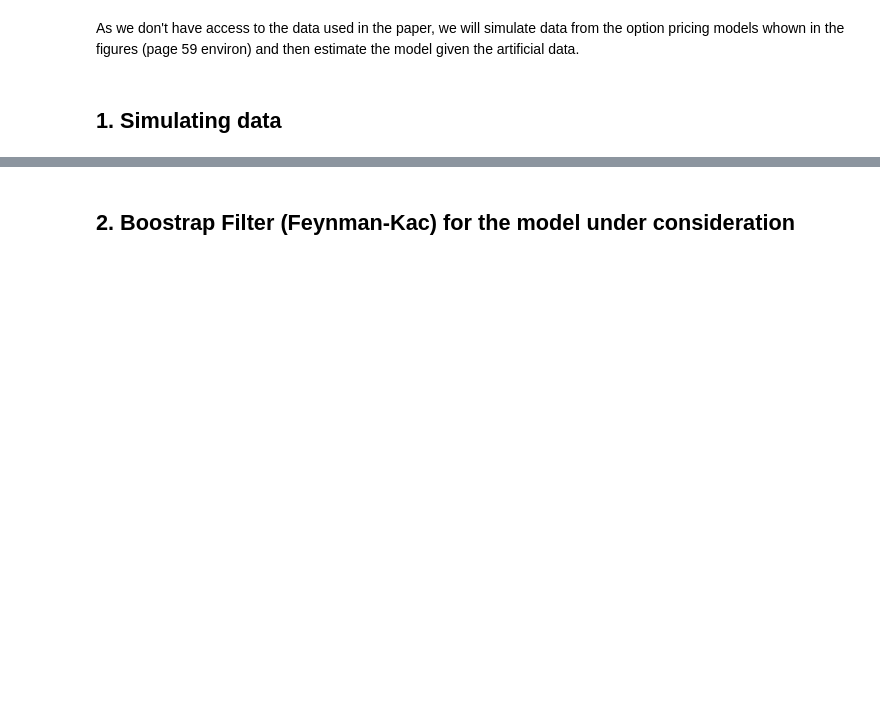
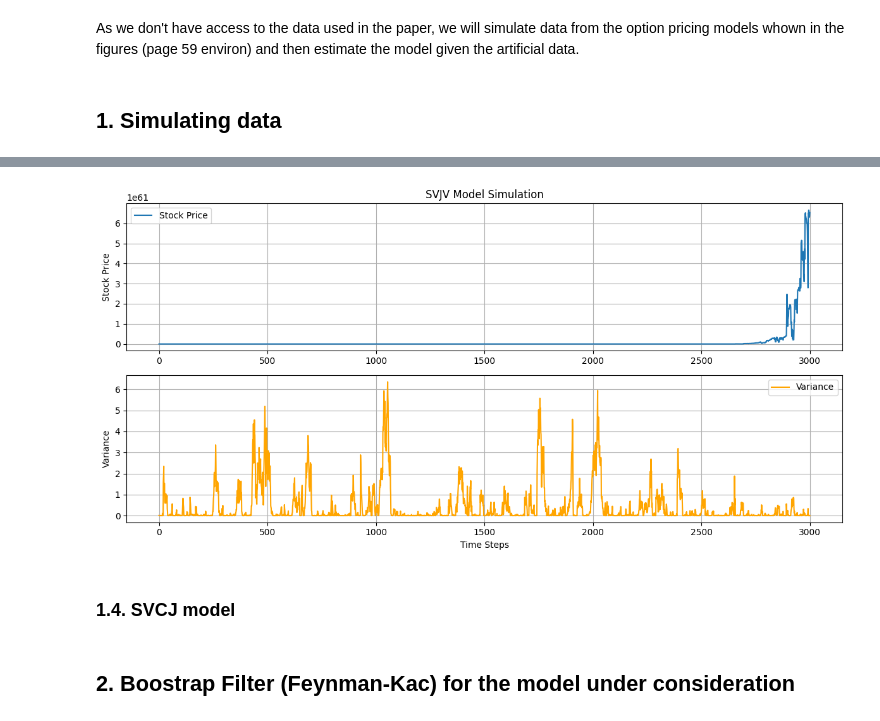
Before and after one commit to essalihanasse/ParticleMCMC, a Jupyter notebook: PMCMC_for_asset_pricing.ipynb, the cells around one changed output, grey strips where cells are left out. Cells and saved outputs as stored; diff of their text form; code cells hidden in the pictures; blank space fills up the shorter version.

```diff
--- a/PMCMC_for_asset_pricing.ipynb
+++ b/PMCMC_for_asset_pricing.ipynb
@@ -45,3 +115,42 @@ plt.show()
+# %%
+# Params from the article
+kappa = 1.1777
+theta = 0.0310
+sigma = 0.3651
+rho = -0.9242
+eta_s = 2.3032
+eta_v = 0.5569
+lmda = 0.6716
+mu_v = 0.0314
+eta_jv = -0.0057
+sigma_c = 3.0963
+
+simuSVJV = simulation.SimulationSVJV(kappa, theta, sigma, rho, eta_s, eta_v, lmda, mu_v, eta_jv, sigma_c)
+
+# Simulate
+S, V = simuSVJV.SVJV(S0, V0, r, delta, T, N)
+# %%
+plt.figure(figsize=(12, 6))
+plt.subplot(2, 1, 1)
+plt.plot(S, label="Stock Price")
+plt.title("SVJV Model Simulation")
+plt.ylabel("Stock Price")
+plt.legend()
+plt.grid()
+
+plt.subplot(2, 1, 2)
+plt.plot(V, label="Variance", color="orange")
+plt.ylabel("Variance")
+plt.xlabel("Time Steps")
+plt.legend()
+plt.grid()
+
+plt.tight_layout()
+plt.show()
+# %% [output]
+[figure, added]
+# %% [markdown]
+### 1.4. SVCJ model
 # %% [markdown]
 ## 2. Boostrap Filter (Feynman-Kac) for the model under consideration
 # %% [markdown]
```
Also changed, not shown: parts of 9 cells of this notebook, 3 other files.
